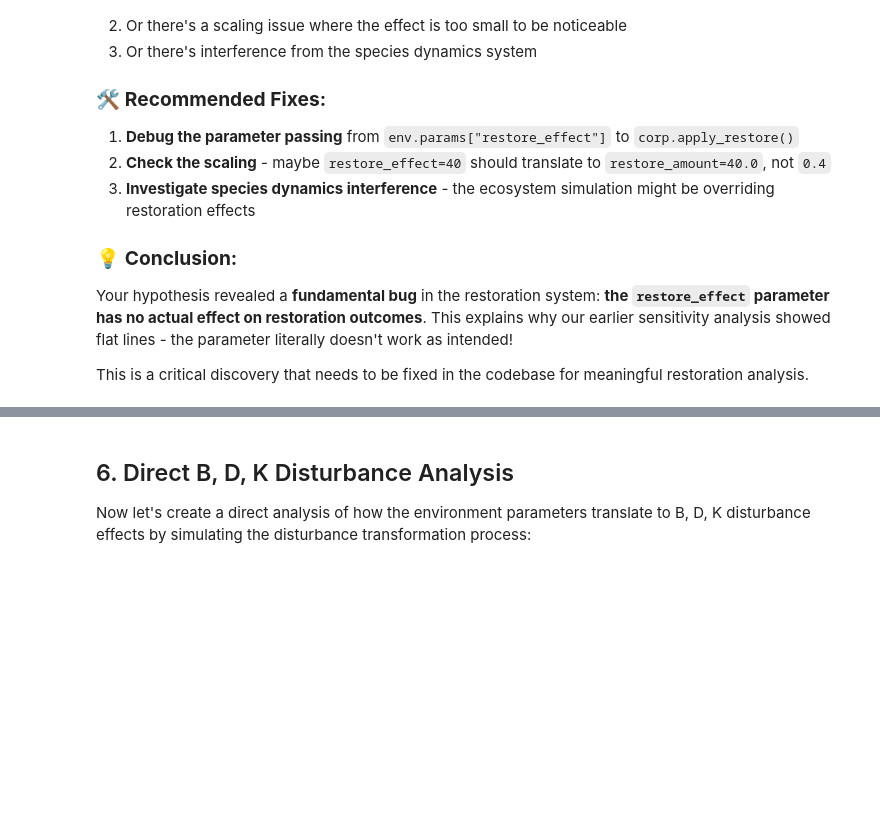
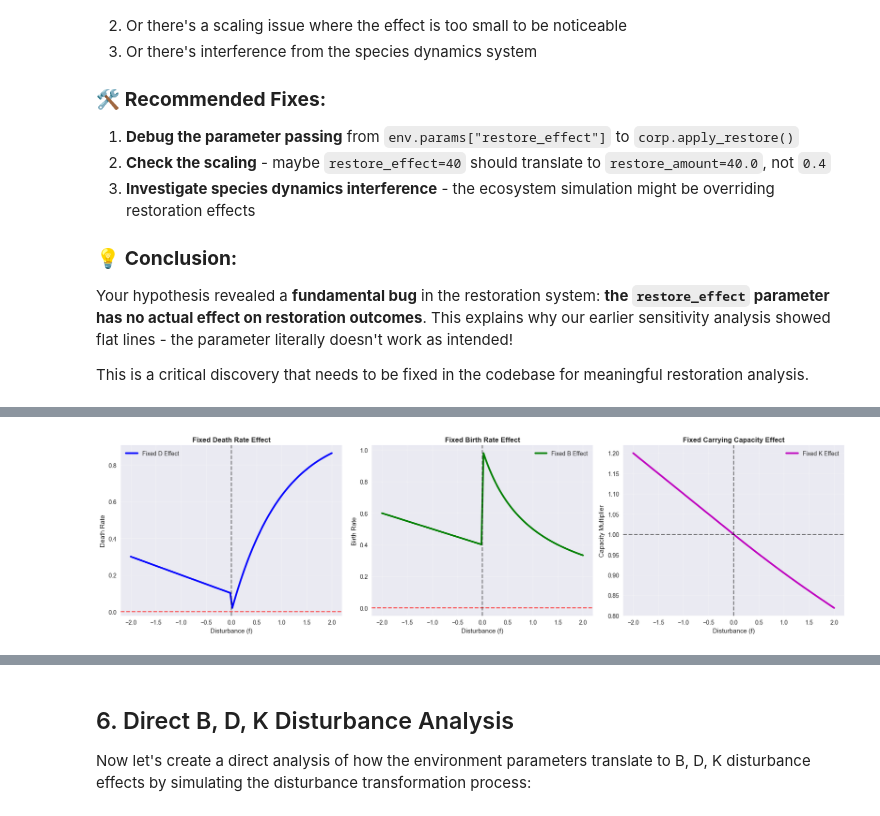
Before and after one commit to OliverW331/MARBIC, a Jupyter notebook: sensitivity_analysis.ipynb, the cells around one changed output, grey strips where cells are left out. Saved outputs shown, nothing was run; the diff lists cells and outputs as text; code cells hidden in the pictures; blank space fills up the shorter version.

```diff
--- a/sensitivity_analysis.ipynb
+++ b/sensitivity_analysis.ipynb
@@ -1155,0 +1746,92 @@ This is a critical discovery that needs to be fixed in the codebase for meaningf
+# %%
+def create_fixed_disturbance_functions():
+    """
+    Create corrected disturbance transformation functions that handle negative values properly
+    """
+
+    def D_effect_fixed(f, alpha=1.0):
+        """Fixed death rate effect - additive approach"""
+        if f >= 0:
+            return 1 - np.exp(-alpha * f)  # Original positive behavior
+        else:
+            return np.maximum(0, 0.1 - 0.1 * f)  # Restoration: reduces death rate
+
+    def B_effect_fixed(f, beta=1.0):
+        """Fixed birth rate effect - additive approach"""
+        if f >= 0:
+            return 1 / (1 + beta * f)  # Original positive behavior
+        else:
+            return 0.4 - 0.1 * f  # Restoration: increases birth rate
+
+    def K_effect_fixed(f, gamma=0.1):
+        """Fixed carrying capacity effect - additive approach"""
+        if f >= 0:
+            return np.exp(-gamma * f)  # Original positive behavior
+        else:
+            return 1.0 - 0.1 * f  # Restoration: increases carrying capacity
+
+    # Vectorize the functions
+    D_effect_vec = np.vectorize(D_effect_fixed)
+    B_effect_vec = np.vectorize(B_effect_fixed)
+    K_effect_vec = np.vectorize(K_effect_fixed)
+
+    return D_effect_vec, B_effect_vec, K_effect_vec
+
+# Test the fixed functions
+D_fixed, B_fixed, K_fixed = create_fixed_disturbance_functions()
+
+# Test with our disturbance range
+f_test = np.linspace(-2, 2, 100)
+D_test = D_fixed(f_test)
+B_test = B_fixed(f_test)
+K_test = K_fixed(f_test)
+
+print("=== FIXED DISTURBANCE FUNCTIONS TEST ===")
+print(f"D range: [{D_test.min():.3f}, {D_test.max():.3f}]")
+print(f"B range: [{B_test.min():.3f}, {B_test.max():.3f}]")
+print(f"K range: [{K_test.min():.3f}, {K_test.max():.3f}]")
+print(f"Negative D values: {(D_test < 0).sum()}")
+print(f"Negative B values: {(B_test < 0).sum()}")
+print(f"Negative K values: {(K_test < 0).sum()}")
+
+# Test restoration effectiveness
+print("\n=== RESTORATION EFFECTIVENESS ===")
+for f_restore in [-2, -1, -0.5]:
+    D_val = D_fixed(f_restore)
+    B_val = B_fixed(f_restore)
+    K_val = K_fixed(f_restore)
+    print(f"Restoration f={f_restore}: D={D_val:.3f}, B={B_val:.3f}, K={K_val:.3f}")
+
+# Visualize the fixed functions
+fig, axes = plt.subplots(1, 3, figsize=(18, 5))
+
+axes[0].plot(f_test, D_test, 'b-', linewidth=3, label='Fixed D Effect')
+axes[0].set_title('Fixed Death Rate Effect', fontweight='bold')
+axes[0].set_xlabel('Disturbance (f)')
+axes[0].set_ylabel('Death Rate')
+axes[0].grid(True, alpha=0.3)
+axes[0].axhline(y=0, color='red', linestyle='--', alpha=0.7)
+axes[0].axvline(x=0, color='black', linestyle='--', alpha=0.5)
+axes[0].legend()
+
+axes[1].plot(f_test, B_test, 'g-', linewidth=3, label='Fixed B Effect')
+axes[1].set_title('Fixed Birth Rate Effect', fontweight='bold')
+axes[1].set_xlabel('Disturbance (f)')
+axes[1].set_ylabel('Birth Rate')
+axes[1].grid(True, alpha=0.3)
+axes[1].axhline(y=0, color='red', linestyle='--', alpha=0.7)
+axes[1].axvline(x=0, color='black', linestyle='--', alpha=0.5)
+axes[1].legend()
+
+axes[2].plot(f_test, K_test, 'm-', linewidth=3, label='Fixed K Effect')
+axes[2].set_title('Fixed Carrying Capacity Effect', fontweight='bold')
+axes[2].set_xlabel('Disturbance (f)')
+axes[2].set_ylabel('Capacity Multiplier')
+axes[2].grid(True, alpha=0.3)
+axes[2].axhline(y=1, color='black', linestyle='--', alpha=0.5)
+axes[2].axvline(x=0, color='black', linestyle='--', alpha=0.5)
+axes[2].legend()
+
+plt.tight_layout()
+plt.show()
+# %% [output]
@@ -1155,0 +1850 @@ This is a critical discovery that needs to be fixed in the codebase for meaningf
+[figure, added]
```
Also changed, not shown: parts of 10 cells of this notebook.
